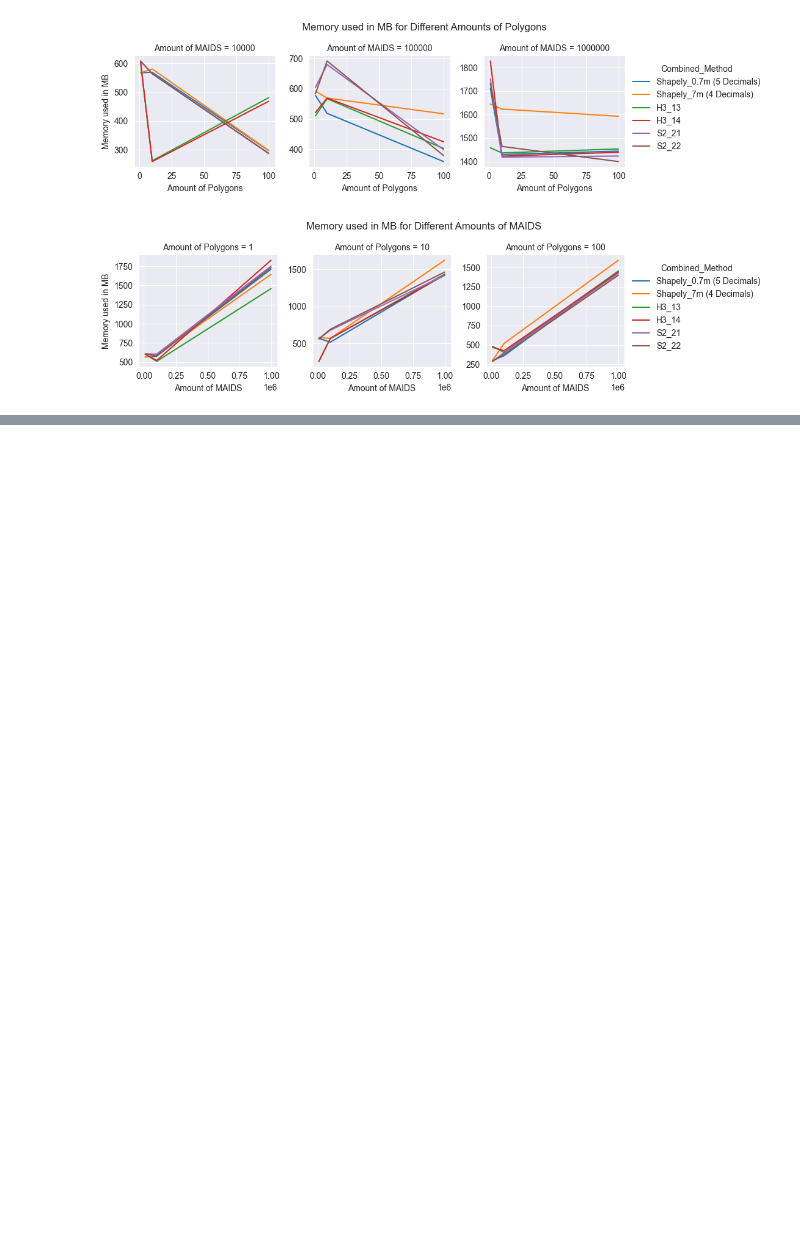
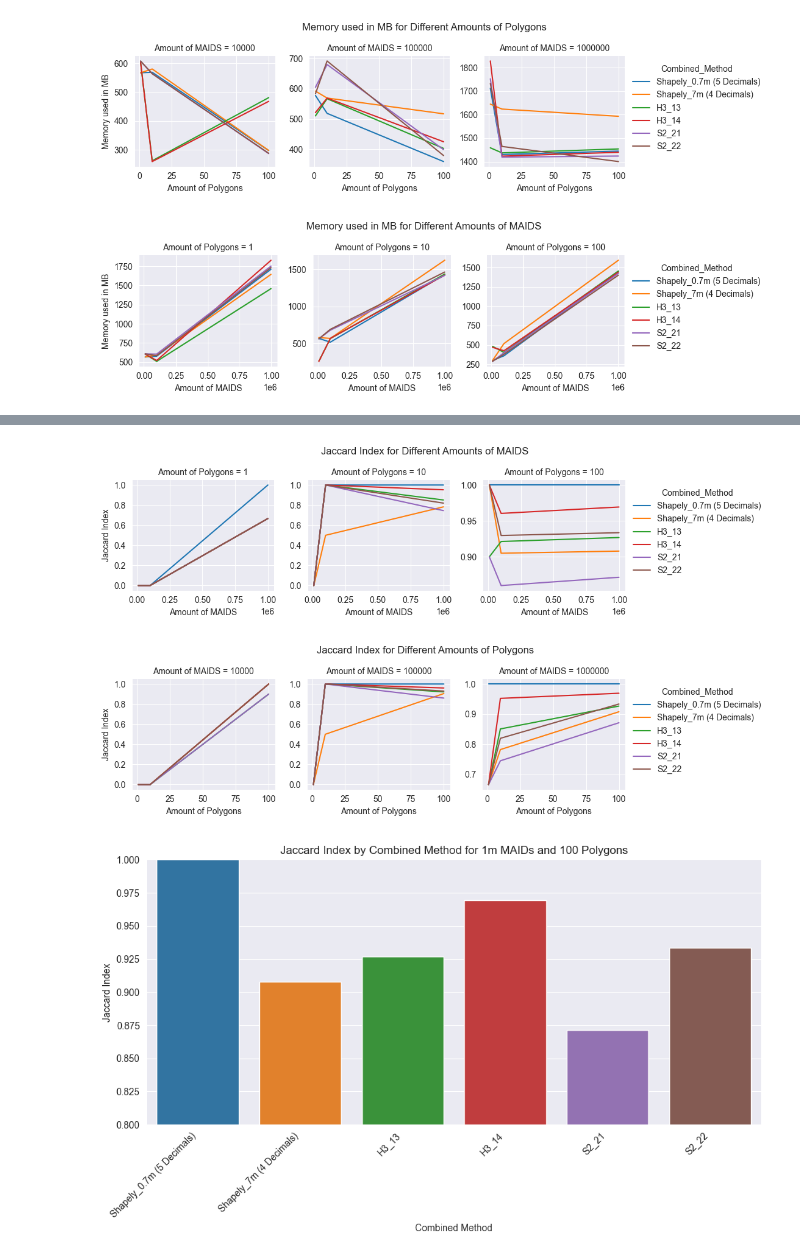
Before and after one commit to Ra1s1ng/master-point_in_poly, a Jupyter notebook: master_thesis.ipynb, the cells around one changed output, grey strips where cells are left out. Saved outputs shown, nothing was run; the diff lists cells and outputs as text; code cells hidden in the pictures; blank space fills up the shorter version.

```diff
--- a/master_thesis.ipynb
+++ b/master_thesis.ipynb
@@ -112,0 +231,31 @@ plt.show()
+# %%
+poly_values = [1, 10, 100]
+g = sns.FacetGrid(df, col="Amount of Polygons", hue="Combined_Method", col_wrap=3, sharey=False)
+g.map(sns.lineplot, "Amount of MAIDS", "Jaccard Index")
+plt.subplots_adjust(top=0.8)
+g.fig.suptitle('Jaccard Index for Different Amounts of MAIDS')
+g.add_legend()
+plt.show()
+
+maids_values = [10000, 100000, 1000000]
+h = sns.FacetGrid(df, col="Amount of MAIDS", hue="Combined_Method", col_wrap=3, sharey=False)
+h.map(sns.lineplot, "Amount of Polygons", "Jaccard Index")
+plt.subplots_adjust(top=0.8)
+h.fig.suptitle('Jaccard Index for Different Amounts of Polygons')
+h.add_legend()
+
+plt.figure(figsize=(10, 6))
+sns.barplot(data=filtered_df, x="Combined_Method", y="Jaccard Index", hue="Combined_Method")
+
+# Set the y-axis limits
+plt.ylim(0.8, 1)
+plt.xlabel("Combined Method")
+plt.ylabel("Jaccard Index")
+plt.title("Jaccard Index by Combined Method for 1m MAIDs and 100 Polygons")
+plt.xticks(rotation=45, ha='right')
+plt.tight_layout()
+plt.show()
+# %% [output]
+[figure, added]
+[figure, added]
+[figure, added]
```
Also changed, not shown: parts of 10 cells of this notebook, 3 other files.
